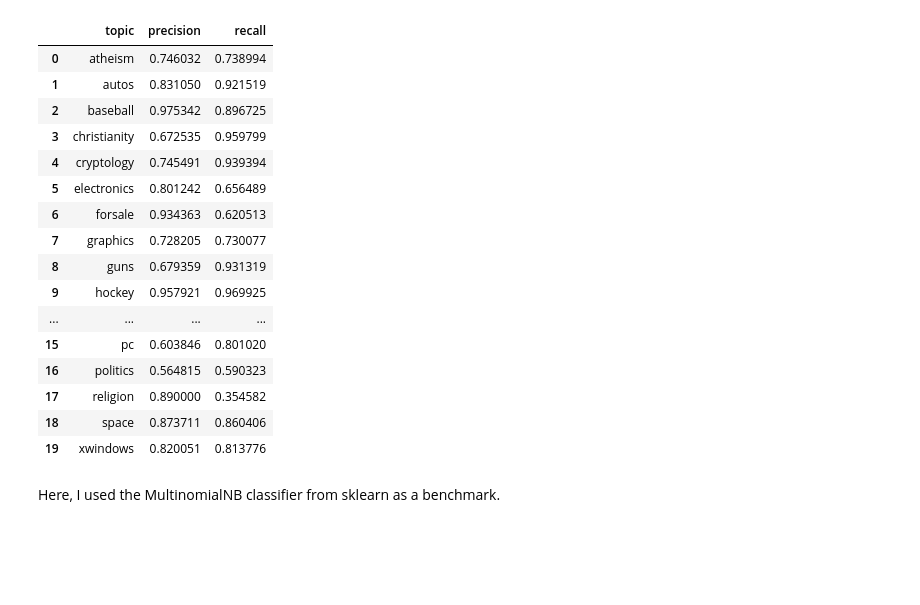
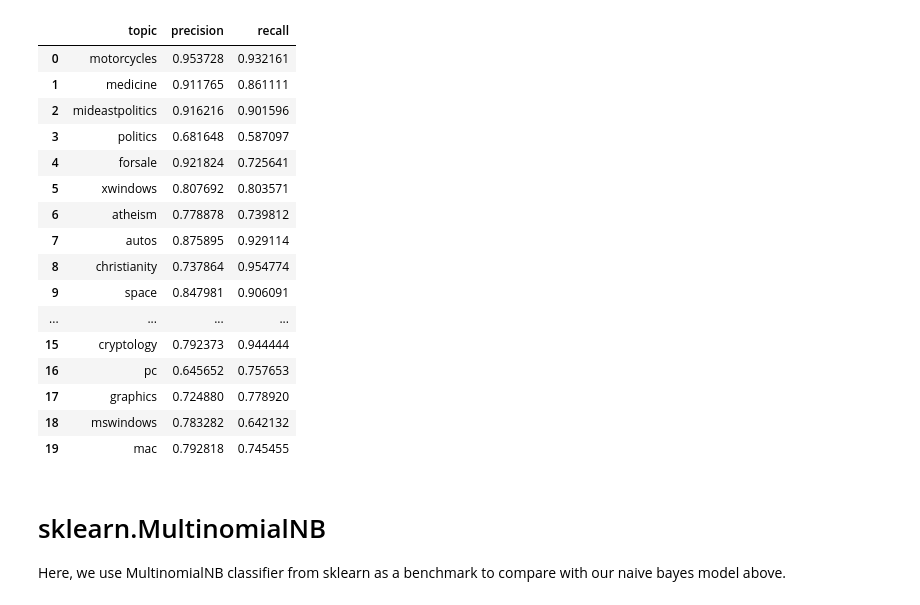
Before and after one commit to hchenfeng/Introduction-to-Machine-Learning, a Jupyter notebook: notebooks/project2.ipynb, the cells around one changed output. Drawn from its saved outputs; the diff is of its cells as text; code cells hidden in the pictures; blank space fills up the shorter version.

Commit message:
save work

```diff
--- a/notebooks/project2.ipynb
+++ b/notebooks/project2.ipynb
@@ -152,3 +201 @@ def predict(data, vocabulary, vocab_dict, topic_list, topic_dict):
     return predictions
-# %%
-predictions = predict(test_df[1], vocabulary, vocab_dict, topic_list, topic_dict)
@@ -155,7 +209,3 @@ predictions = predict(test_df[1], vocabulary, vocab_dict, topic_list, topic_dict
 # %%
 result_df = test_df
-# %%
-result_df['prediction'] = result_df.apply(lambda row: predict(row[1], vocabulary, vocab_dict, topic_list, topic_dict), axis=1)
-# %%
-result_df['correct'] = result_df.apply(lambda row: row.prediction == row[0], axis=1)
 # %%
@@ -166,36 +223,44 @@ accuracy
 # %%
 def calc_precision(confusion_matrix, topic):
+    # the number of correct results divided by the number of all results
     return confusion_matrix[topic][topic]/confusion_matrix[topic][len(confusion_matrix) - 1]
 
 def calc_recall(confusion_matrix, topic):
+    # the number of correct results divided by the number of results that should have been returned
     return confusion_matrix[topic][topic]/confusion_matrix.loc[topic][len(confusion_matrix) - 1]
 
-def get_precision_recall(df, topic_list):
-    confusion_matrix = pd.crosstab(df[0], df['prediction'], rownames=['Actual'], colnames=['Predicted'], margins=True)
+def get_precision_recall(df, pred, topic_list):
+    # use crosstab to get confusion matrix
+    confusion_matrix = pd.crosstab(df[0], pred, rownames=['Actual'], colnames=['Predicted'], margins=True)
+    # calculate precision and recall
     precision = [calc_precision(confusion_matrix, topic) for topic in topic_list]
     recall = [calc_recall(confusion_matrix, topic) for topic in topic_list]
+
+    # save the calculation results in a dataframe
     pr_df = pd.DataFrame(zip(topic_list, precision, recall), columns=['topic', 'precision', 'recall'])
     return pr_df
 # %%
-get_precision_recall(result_df,topic_list)
+get_precision_recall(result_df,pd.Series(predictions),topic_list)
 # %% [output]
 |  | topic | precision | recall |
-| 0 | atheism | 0.746032 | 0.738994 |
-| 1 | autos | 0.831050 | 0.921519 |
-| 2 | baseball | 0.975342 | 0.896725 |
-| 3 | christianity | 0.672535 | 0.959799 |
-| 4 | cryptology | 0.745491 | 0.939394 |
-| 5 | electronics | 0.801242 | 0.656489 |
-| 6 | forsale | 0.934363 | 0.620513 |
-| 7 | graphics | 0.728205 | 0.730077 |
-| 8 | guns | 0.679359 | 0.931319 |
-| 9 | hockey | 0.957921 | 0.969925 |
+| 0 | motorcycles | 0.953728 | 0.932161 |
+| 1 | medicine | 0.911765 | 0.861111 |
+| 2 | mideastpolitics | 0.916216 | 0.901596 |
+| 3 | politics | 0.681648 | 0.587097 |
+| 4 | forsale | 0.921824 | 0.725641 |
+| 5 | xwindows | 0.807692 | 0.803571 |
+| 6 | atheism | 0.778878 | 0.739812 |
+| 7 | autos | 0.875895 | 0.929114 |
+| 8 | christianity | 0.737864 | 0.954774 |
+| 9 | space | 0.847981 | 0.906091 |
 | ... | ... | ... | ... |
-| 15 | pc | 0.603846 | 0.801020 |
-| 16 | politics | 0.564815 | 0.590323 |
-| 17 | religion | 0.890000 | 0.354582 |
-| 18 | space | 0.873711 | 0.860406 |
-| 19 | xwindows | 0.820051 | 0.813776 |
+| 15 | cryptology | 0.792373 | 0.944444 |
+| 16 | pc | 0.645652 | 0.757653 |
+| 17 | graphics | 0.724880 | 0.778920 |
+| 18 | mswindows | 0.783282 | 0.642132 |
+| 19 | mac | 0.792818 | 0.745455 |
-# %% [markdown]
-Here, I used the MultinomialNB classifier from sklearn as a benchmark.
+# %% [markdown]
+# sklearn.MultinomialNB
+
+Here, we use MultinomialNB classifier from sklearn as a benchmark to compare with our naive bayes model above.
 # %%
```
Also changed, not shown: parts of 35 cells of this notebook, 1 other file.
